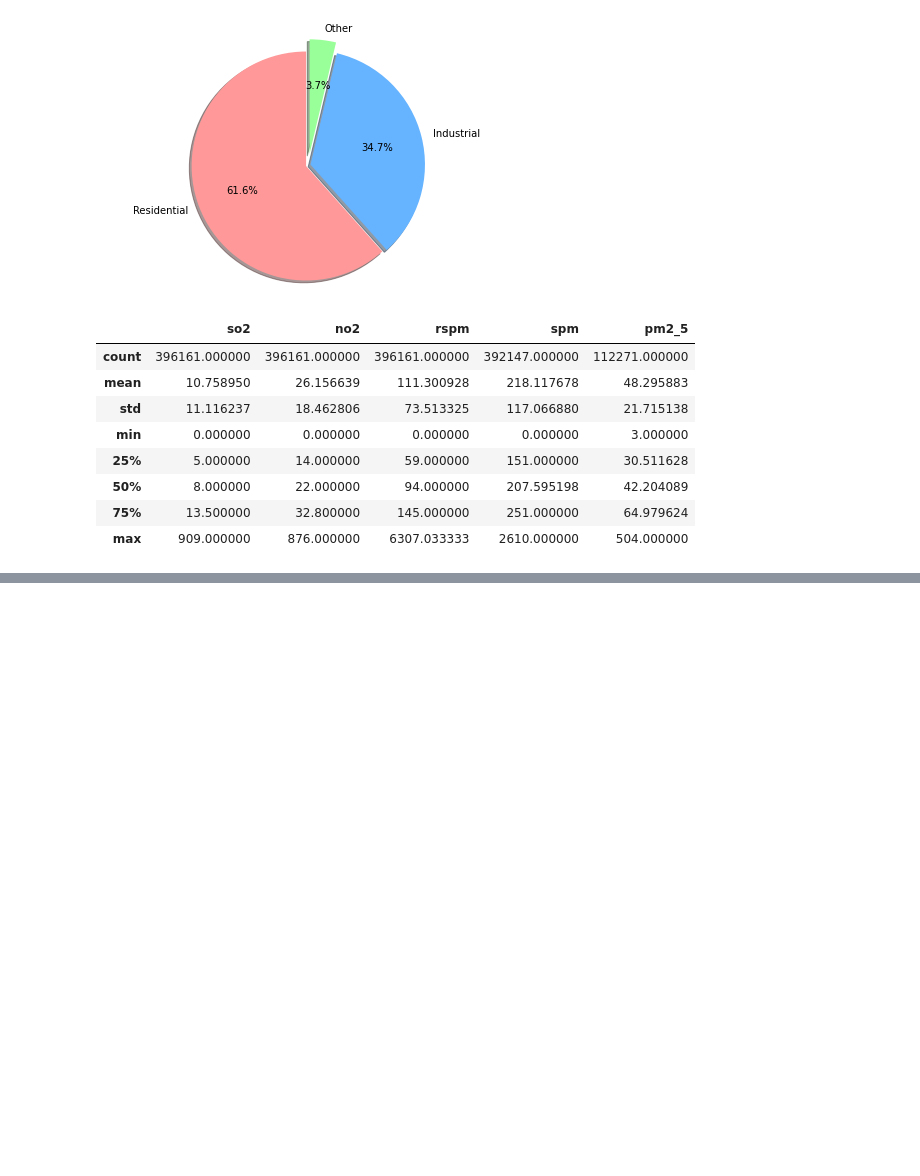
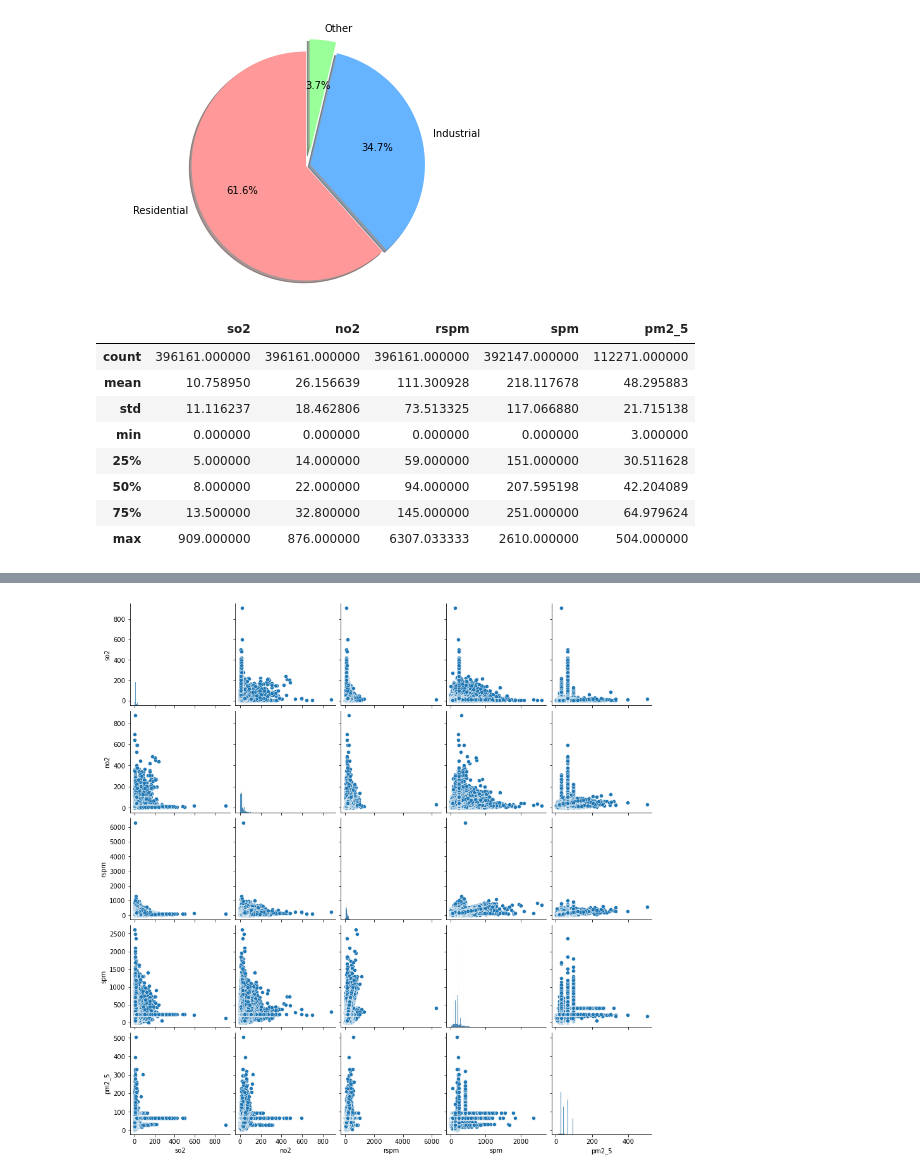
Before and after one commit to hd1801/AQI-Data-Analysis-Project, a Jupyter notebook: AQI.ipynb, the cells around one changed output, grey strips where cells are left out. Cells and saved outputs as stored; diff of their text form; code cells hidden in the pictures; blank space fills up the shorter version.

```diff
--- a/AQI.ipynb
+++ b/AQI.ipynb
@@ -302,7 +365,9 @@ plt.xticks(rotation=90)
 # %%
-cols = ['so2', 'no2', 'rspm', 'spm', 'pm2_5'']
+cols = ['so2', 'no2', 'rspm', 'spm', 'pm2_5']
 sns.pairplot(data[cols],height = 2.5)
 plt.show()
+# %% [output]
+[figure, added]
 # %%
 corrmat = data.corr()
 f, ax = plt.subplots(figsize = (15, 10))
```
Also changed, not shown: parts of 29 cells of this notebook.
